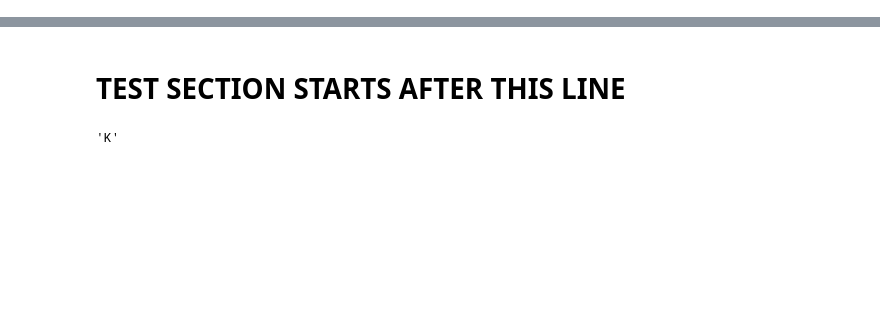
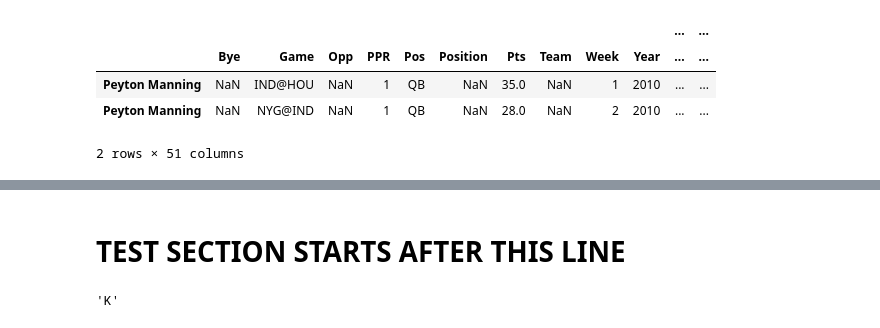
Before and after one commit to b7nguyen/ffb-data, a Jupyter notebook: Fantasy_Football.ipynb, the cells around one changed output, grey strips where cells are left out. Cells and saved outputs as stored; diff of their text form; code cells hidden in the pictures; blank space fills up the shorter version.

```diff
--- a/Fantasy_Football.ipynb
+++ b/Fantasy_Football.ipynb
@@ -39,7 +39,7 @@ tupOffense = [('', 'Bye'),
               ('Fumbles', 'TD')
              ]
 # %%
-tupDef = [('', 'Bye'),
+tupDef = [('', 'Opp'),
           ('', 'Pts*'),
           ('Def', 'Sack'),
           ('Def', 'Int'),
@@ -53,7 +53,7 @@ tupDef = [('', 'Bye'),
           ('Def', 'TotYds/G')
          ]
 # %%
-tupKicker = [('', 'Bye'),
+tupKicker = [('', 'Game'),
              ('', 'Pts*'),
              ('Kicking', 'XPA'),
              ('Kicking', 'XPM'),
@@ -303,4 +297,17 @@ def setDataFrame_weeks(dframe, keyList, index):
     return(retframe)
+# %%
+def createIndex(keyList):
+    position = keyList['Pos']
+    index = []
+
+    if(position=='QB' or position=='RB' or position=='TE' or position=='WR' ):
+        index = pd.MultiIndex.from_tuples(tupOffense)
+    elif(position == 'K'):
+        index = pd.MultiIndex.from_tuples(tupKicker)
+    elif(position == 'DST'):
+        index = pd.MultiIndex.from_tuples(tupDef)
+
+    return index
 # %%
 #MAIN STARTS HERE
 frameArray = []
@@ -308,17 +315,29 @@ loadWebData(frameArray)
 # %%
 #Create multi-index from tuple
 index = pd.MultiIndex.from_tuples(tupOffense)
-frameQB = setDataFrame(frameArray[QB], QB, index, fixXa0 = True)
-frameRB = setDataFrame(frameArray[RB], RB, index, fixXa0 = True)
-frameWR = setDataFrame(frameArray[WR], WR, index, fixXa0 = True)
-frameTE = setDataFrame(frameArray[TE], TE, index, fixXa0 = True)
+#frameQB = setDataFrame(frameArray[QB], QB, index, fixXa0 = True)
+#frameRB = setDataFrame(frameArray[RB], RB, index, fixXa0 = True)
+#frameWR = setDataFrame(frameArray[WR], WR, index, fixXa0 = True)
+#frameTE = setDataFrame(frameArray[TE], TE, index, fixXa0 = True)
 
 #index = pd.MultiIndex.from_tuples(tupDef)
 #frameDef = setDataFrame(frameArray[DST], DST, index, fixXa0 = False)
 
 #TODO - CREATE BOTTOM CODE WORKS. MAKE IT CLEAN!
-frameQB = setDataFrame_weeks(tframeArray[6][0], tframeArray[6][1] , index)
-#frameK  = setDataFrame_weeks(tframeArray[4][0], tframeArray[4][1], index)
+frameQB = setDataFrame_weeks(tframeArray[2][0], tframeArray[2][1] , index)
+
+indexd = pd.MultiIndex.from_tuples(tupDef)
+frameK  = setDataFrame_weeks(tframeArray[5][0], tframeArray[5][1], indexd)
 
 #index = pd.MultiIndex.from_tuples(tupKicker)
-#frameKicker = setDataFrame(frameArray[K], K, index, fixXa0 = False)
+#frameK = setDataFrame_weeks(tframeArray[4][0], tframeArray[4][1], index)
+
+
+columns = pd.MultiIndex.from_tuples(masterTup)
+frameMaster = DataFrame(columns = columns)
+
+for tup in tframeArray:
+    index = createIndex(tup[1])
+    dframe = setDataFrame_weeks(tup[0], tup[1], index)
+    frameArray.append(dframe)
+    frameMaster = pd.concat([frameMaster, dframe])
@@ -365,3 +344,11 @@ frameQB
+# %%
+frameMaster.loc['Peyton Manning']
+# %% [output]
+|  |  |  |  |  |  |  |  |  |  |  | ... | ... |
+|  | Bye | Game | Opp | PPR | Pos | Position | Pts | Team | Week | Year | ... | ... |
+| Peyton Manning | NaN | IND@HOU | NaN | 1 | QB | NaN | 35.0 | NaN | 1 | 2010 | ... | ... |
+| Peyton Manning | NaN | NYG@IND | NaN | 1 | QB | NaN | 28.0 | NaN | 2 | 2010 | ... | ... |
+2 rows × 51 columns
 # %%
 columns = pd.MultiIndex.from_tuples(masterTup)
 frameMaster = DataFrame(columns = columns)
```
Also changed, not shown: parts of 10 cells of this notebook.
